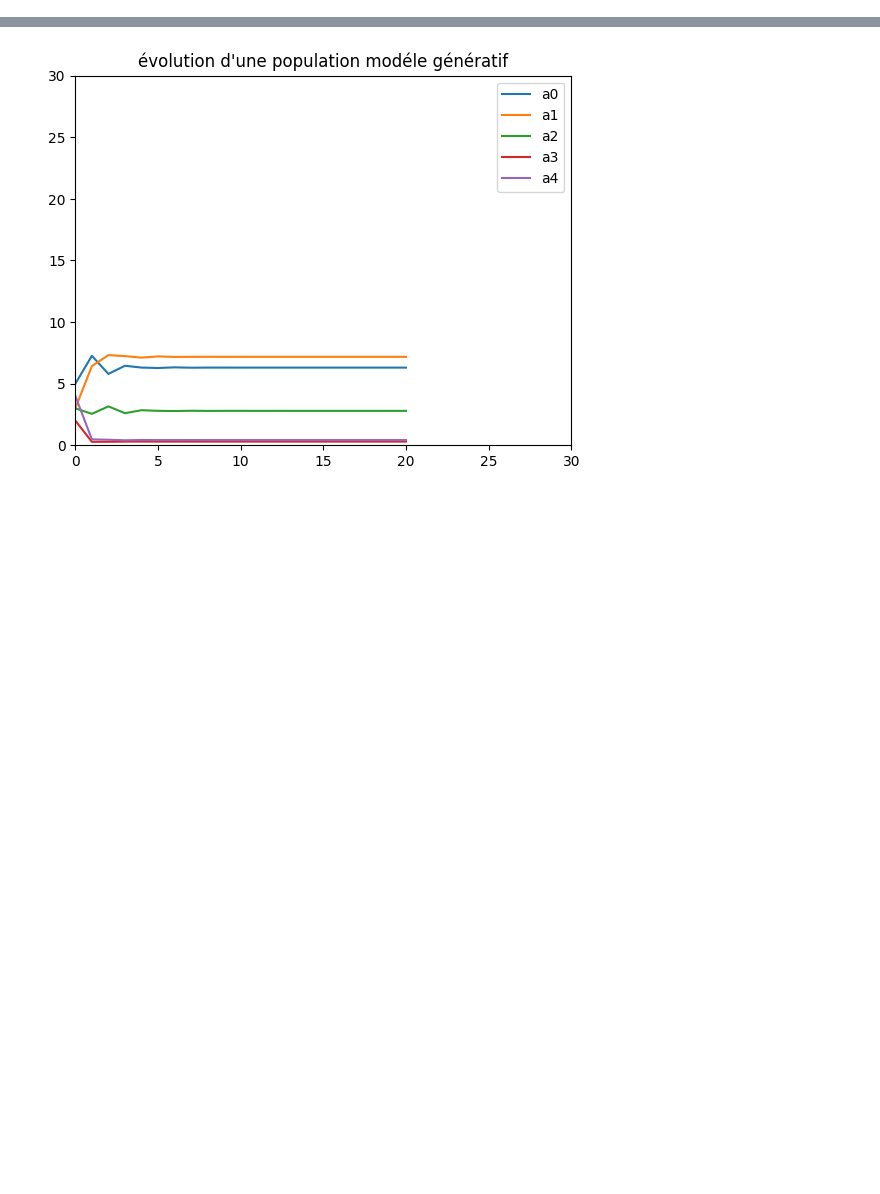
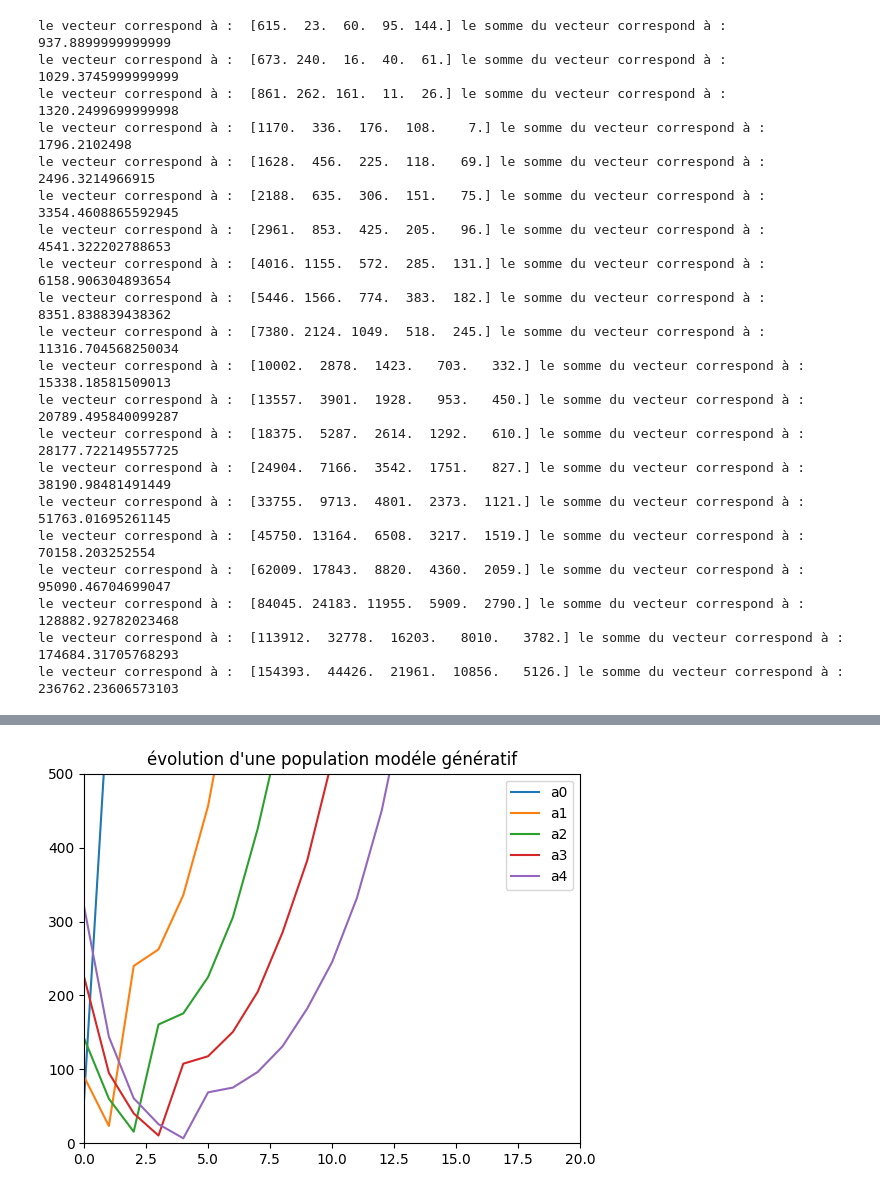
Before and after one commit to FabreLucas0/mod-liesation-E.P.S.A, a Jupyter notebook: animation_with_jupyter.ipynb, the cells around one changed output, grey strips where cells are left out. Cells and saved outputs as stored; diff of their text form; code cells hidden in the pictures; blank space fills up the shorter version.

```diff
--- a/animation_with_jupyter.ipynb
+++ b/animation_with_jupyter.ipynb
@@ -5,16 +5,30 @@ from matplotlib.animation import FuncAnimation
 from IPython.display import HTML
 import gen_matrice as k
 
-
-vector = np.array([5,3,3,2,4])
+#penser à faire varier le choix celon le vecteur que vous voulez
+choix = 2
 
 
-def graph_with_animation(matrix,vector):
+if choix == 1 :
+    #vecteur_jeune_population
+     vecteur = np.array([320,225,142,90,60])
+if choix == 2 :
+    #vecteur_vieille_population
+     vecteur = np.array([60,90,142,225,320])
+
+matrice_putois = [[0.73, 1.25, 1.25, 1.25, 0],
+             [0.39, 0, 0, 0, 0],
+             [0, 0.67, 0, 0, 0],
+             [0, 0, 0.67, 0, 0],
+             [0, 0, 0, 0.64, 0]]
+
+
+def graph_with_animation(matrix,vecteur):
 
 
         mat = np.array(matrix)
 
-        if len(vector) == len(mat) :
+        if len(vecteur) == len(mat) :
 
 
             #on défini notre graphe ou chaque ligne correspond à un vecteur pour l'instant vide
@@ -26,45 +40,66 @@ def graph_with_animation(matrix,vector):
 
             def init():
                 #on limite notre graphe
-                ax.set_xlim(0, 30)
-                ax.set_ylim(0, 30)
+                ax.set_xlim(0, 20)
+                ax.set_ylim(0, 500)
                 ax.legend()
                 return ligne
 
             def update(frame):
 
-                global vector
+                global vecteur
                 #On va multiplier la matrice par le cecteur tant que update et appeler
-                vect = np.dot(mat, vector)
-                vector = vect
+                vect = np.dot(mat, vecteur)
+                vecteur = vect
+
+                print("le vecteur correspond à : " ,np.round(vect, 0), "le somme du vecteur correspond à : " ,np.sum(vect))
 
                 for k in range (0,len(vect)):
                     index_vector[k].append(vect[k])
 
                 #on met a jour els ligne qui coresspondent respectivement a a0,a1,a2,a3
                 for i in range (0,len(mat)):
                     ligne[i].set_data(range(frame + 2), index_vector[i][:frame + 2])
 
                 return ligne
 
             #on donne le point de départ de nos vecteur
             index_vector = []
-            for j in range (0,len(vector)):
-                index_vector.append([vector[j]])
+            for j in range (0,len(vecteur)):
+                index_vector.append([vecteur[j]])
 
 
             #on lance l'animation en appelant update 20 fois
             ani = FuncAnimation(fig, update, frames=20, init_func=init, blit=True)
 
 
             plt.title("évolution d'une population modéle génératif")
             return HTML(ani.to_jshtml())
         else:
             print("la matrice ne fait pas la meme taille que le vecteur")
             return
 
-
-graph_with_animation(k.genMatricColEqual(5,1),vector)
+graph_with_animation(matrice_putois,vecteur)
 # %% [output]
+le vecteur correspond à :  [615.  23.  60.  95. 144.] le somme du vecteur correspond à :  937.8899999999999
+le vecteur correspond à :  [673. 240.  16.  40.  61.] le somme du vecteur correspond à :  1029.3745999999999
+le vecteur correspond à :  [861. 262. 161.  11.  26.] le somme du vecteur correspond à :  1320.2499699999998
+le vecteur correspond à :  [1170.  336.  176.  108.    7.] le somme du vecteur correspond à :  1796.2102498
+le vecteur correspond à :  [1628.  456.  225.  118.   69.] le somme du vecteur correspond à :  2496.3214966915
+le vecteur correspond à :  [2188.  635.  306.  151.   75.] le somme du vecteur correspond à :  3354.4608865592945
+le vecteur correspond à :  [2961.  853.  425.  205.   96.] le somme du vecteur correspond à :  4541.322202788653
+le vecteur correspond à :  [4016. 1155.  572.  285.  131.] le somme du vecteur correspond à :  6158.906304893654
+le vecteur correspond à :  [5446. 1566.  774.  383.  182.] le somme du vecteur correspond à :  8351.838839438362
+le vecteur correspond à :  [7380. 2124. 1049.  518.  245.] le somme du vecteur correspond à :  11316.704568250034
+le vecteur correspond à :  [10002.  2878.  1423.   703.   332.] le somme du vecteur correspond à :  15338.18581509013
+le vecteur correspond à :  [13557.  3901.  1928.   953.   450.] le somme du vecteur correspond à :  20789.495840099287
+le vecteur correspond à :  [18375.  5287.  2614.  1292.   610.] le somme du vecteur correspond à :  28177.722149557725
+le vecteur correspond à :  [24904.  7166.  3542.  1751.   827.] le somme du vecteur correspond à :  38190.98481491449
+le vecteur correspond à :  [33755.  9713.  4801.  2373.  1121.] le somme du vecteur correspond à :  51763.01695261145
+le vecteur correspond à :  [45750. 13164.  6508.  3217.  1519.] le somme du vecteur correspond à :  70158.203252554
+le vecteur correspond à :  [62009. 17843.  8820.  4360.  2059.] le somme du vecteur correspond à :  95090.46704699047
+le vecteur correspond à :  [84045. 24183. 11955.  5909.  2790.] le somme du vecteur correspond à :  128882.92782023468
+le vecteur correspond à :  [113912.  32778.  16203.   8010.   3782.] le somme du vecteur correspond à :  174684.31705768293
+le vecteur correspond à :  [154393.  44426.  21961.  10856.   5126.] le somme du vecteur correspond à :  236762.23606573103
 [interactive output not drawn]
-[figure, old version]
+[figure, new version]
```
Also changed, not shown: parts of 3 cells of this notebook.
